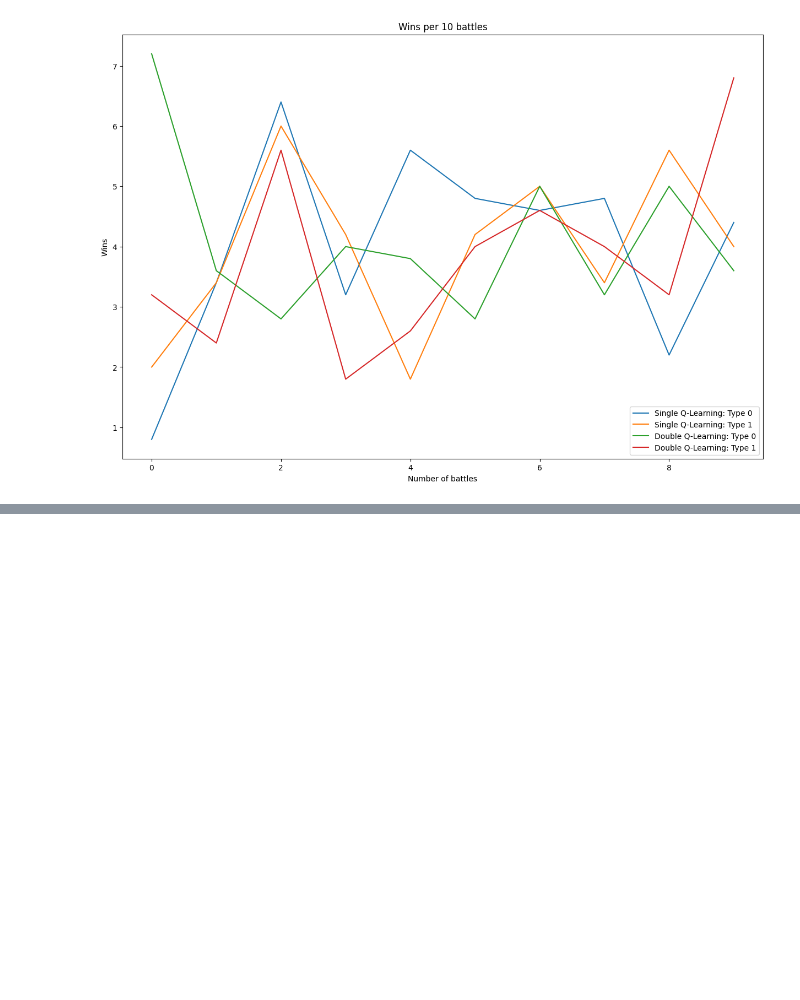
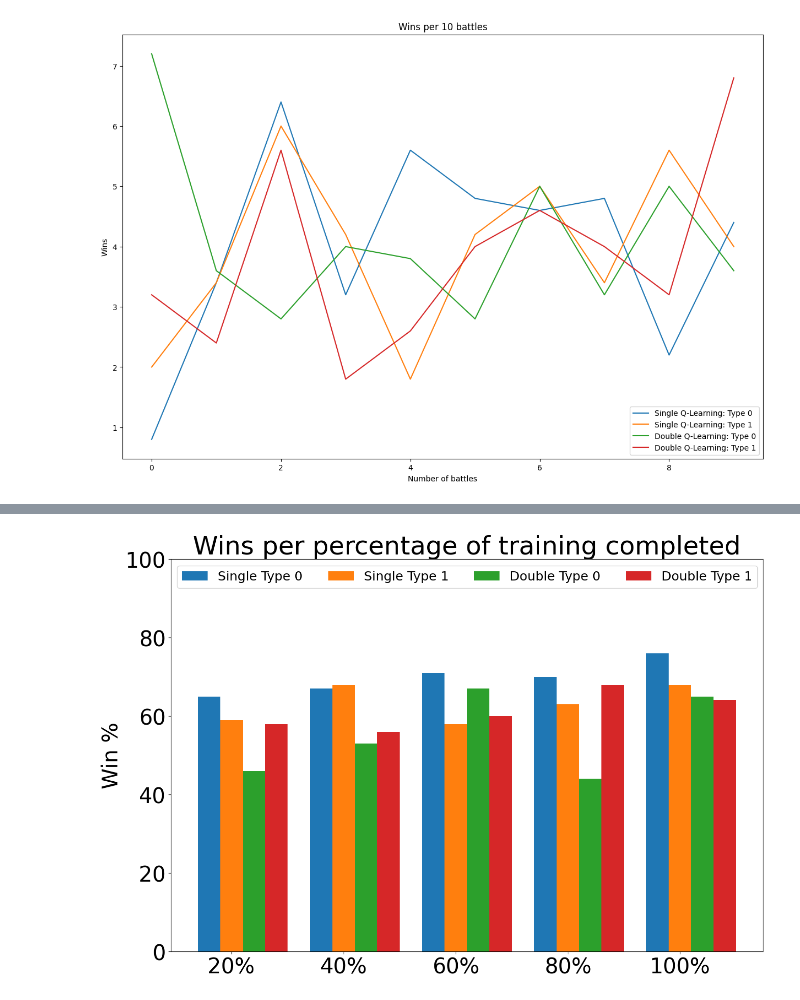
Before and after one commit to Harman367/Reinforcement-Learning-AI, a Jupyter notebook: Results/Results.ipynb, the cells around one changed output, grey strips where cells are left out. Saved outputs shown, nothing was run; the diff lists cells and outputs as text; code cells hidden in the pictures; blank space fills up the shorter version.

```diff
--- a/Results/Results.ipynb
+++ b/Results/Results.ipynb
@@ -297,0 +309,63 @@ plt.show()
+# %%
+#Load all data
+data_s0 = pd.read_json('JSON/Wins Avg Single Q-Learning Type 0.json')
+data_s1 = pd.read_json('JSON/Wins Avg Single Q-Learning Type 1.json')
+data_d0 = pd.read_json('JSON/Wins Avg Double Q-Learning Type 0.json')
+data_d1 = pd.read_json('JSON/Wins Avg Double Q-Learning Type 1.json')
+
+#Get results
+wins_s0 = data_s0['results'].values.tolist()
+wins_s1 = data_s1['results'].values.tolist()
+wins_d0 = data_d0['results'].values.tolist()
+wins_d1 = data_d1['results'].values.tolist()
+
+wins = [wins_s0, wins_s1, wins_d0, wins_d1]
+
+for i, win in enumerate(wins):
+    split = []
+
+    start = 0
+    end = 10
+
+    while end <= 50:
+        split.append(win[start:end])
+        start += 10
+        end += 10
+
+    for j, arr in enumerate(split):
+        split[j] = round(np.nanmean(arr) / 3, 0)
+
+    wins[i] = split
+
+train = ["20%", "40%", "60%", "80%", "100%"]
+
+models = {
+    "Single Type 0": wins[0],
+    "Single Type 1": wins[1],
+    "Double Type 0": wins[2],
+    "Double Type 1": wins[3]
+}
+
+x = np.arange(len(train))
+
+width = 0.2
+multiplier = 0
+
+plt.rcParams.update({'font.size': 30})
+
+fig, ax = plt.subplots(figsize=(15, 10))
+
+for model, wins in models.items():
+    offset = width * multiplier
+    rects = ax.bar(x + offset, wins, width, label=model)
+    multiplier += 1
+
+ax.set_ylabel('Win %')
+ax.set_title('Wins per percentage of training completed')
+ax.set_xticks(x + width, train)
+ax.legend(loc='upper left', ncols=4, prop={'size': 18})
+ax.set_ylim(0, 100)
+
+plt.show()
+# %% [output]
+[figure, added]
```
Also changed, not shown: parts of 6 cells of this notebook, 15 other files.
